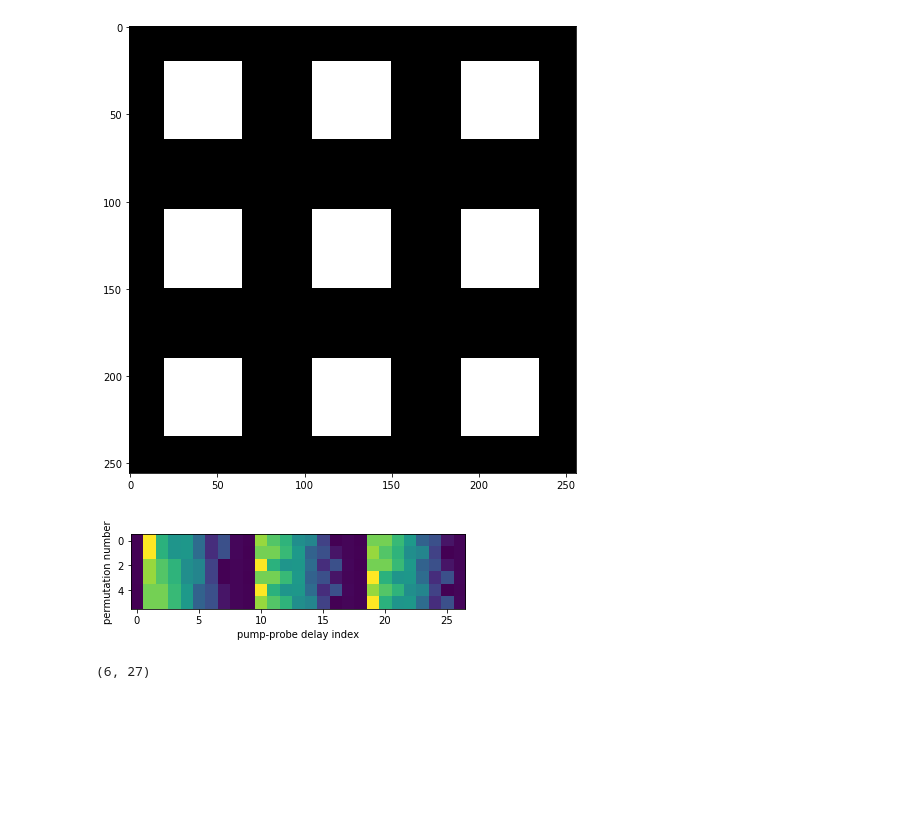
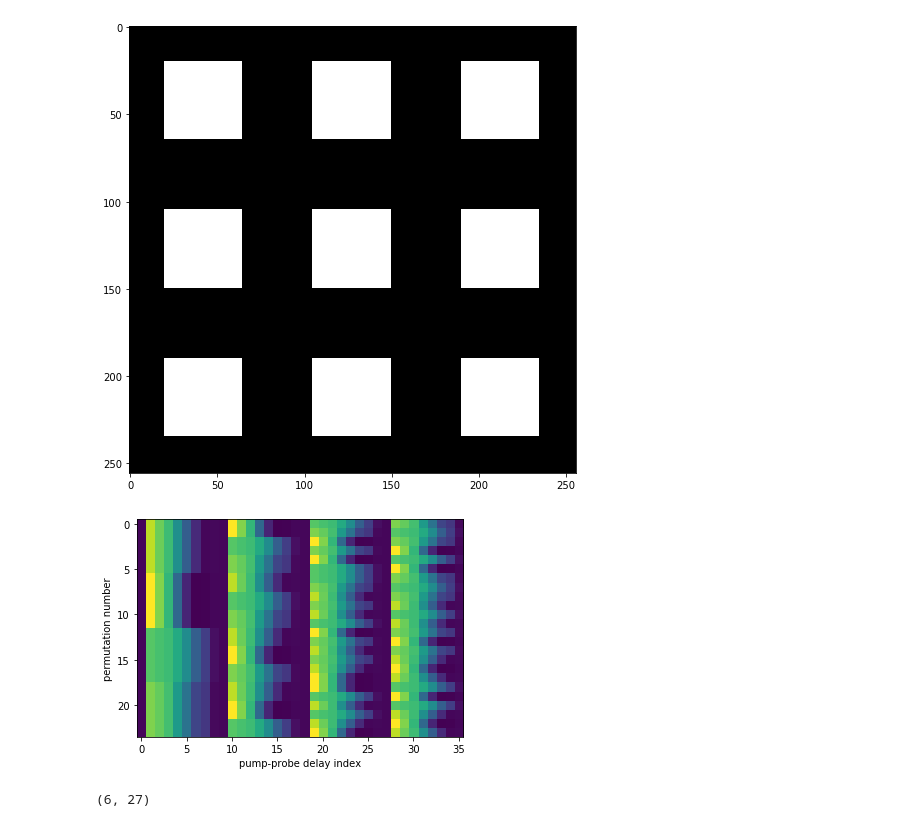
Before and after one commit to arya1080/spectral_autoencoder, a Jupyter notebook: spectral_autoencoder.ipynb, the cells around one changed output. Saved outputs shown, nothing was run; the diff lists cells and outputs as text; code cells hidden in the pictures; blank space fills up the shorter version.

```diff
--- a/spectral_autoencoder.ipynb
+++ b/spectral_autoencoder.ipynb
@@ -138,7 +142,7 @@ def sort_tuple(data):
 # Synthetic test cases
 # %%
 # generate synthetic endmembers
-nstacks = 20
+nstacks = 100
 t=np.array([-2,0,0.2,0.4,1,2,4,6,14])[None,:]
 tau=np.array([1,2,3,4])[:,None]
 nch = 9
@@ -612,9 +616,9 @@ def train_model(model, n_epochs, img_stack, lr):
 loss_arr = []
 
 # number of times the experiment is repeated
-n_runs = 500
+n_runs = 10
 n_epochs = 200
-learning_rate = 1e-2
+learning_rate = 2e-3
 nch_bottleneck = 4
 
 loss_recon_arr = np.zeros(n_runs)
@@ -1043,29 +992,29 @@ Clipping input data to the valid range for imshow with RGB data ([0..1] for floa
 # %%
 from itertools import permutations
 
-permobj = permutations([0,1,2])
+permobj = permutations([0,1,2,3])
 nperms = np.math.factorial(nch_bottleneck)
 perms = np.zeros((nperms,nch_bottleneck))
 for iperm,perm in enumerate(permobj):
     perms[iperm,:] = perm
 
 model = models[1]
 
 w = model.getSOEMlayer().weight
 wlist = np.zeros((nperms,9,nch_bottleneck))
 
 for iperm,perm in enumerate(perms):
     wlist[iperm,:,:] = w[:,perm].squeeze().cpu().detach().numpy()
 
 wlist = wlist.swapaxes(2,1).reshape([nperms,9*nch_bottleneck])
 wlist[np.isnan(wlist)] = 0
 
 plt.imshow(wlist)
 plt.ylabel('permutation number')
 plt.xlabel('pump-probe delay index')
 plt.show()
 # %% [output]
-[figure, old version]
+[figure, new version]
 # %%
 wlist.shape
 # %% [output]
```
Also changed, not shown: parts of 9 cells of this notebook.
